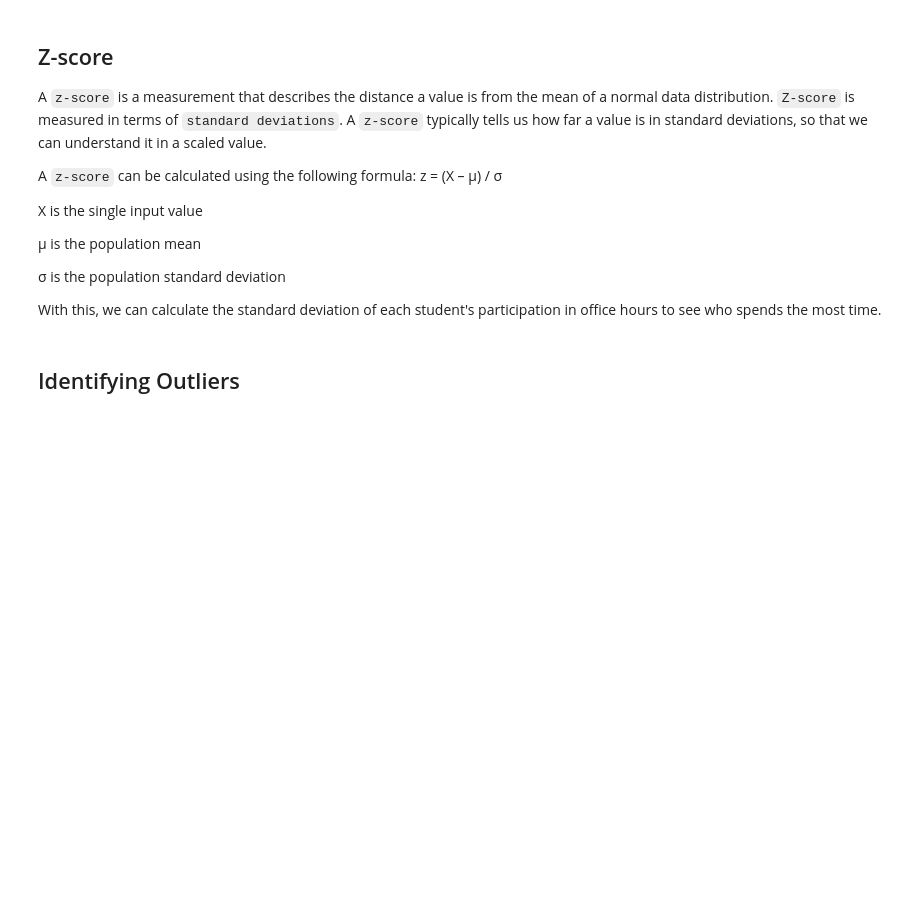
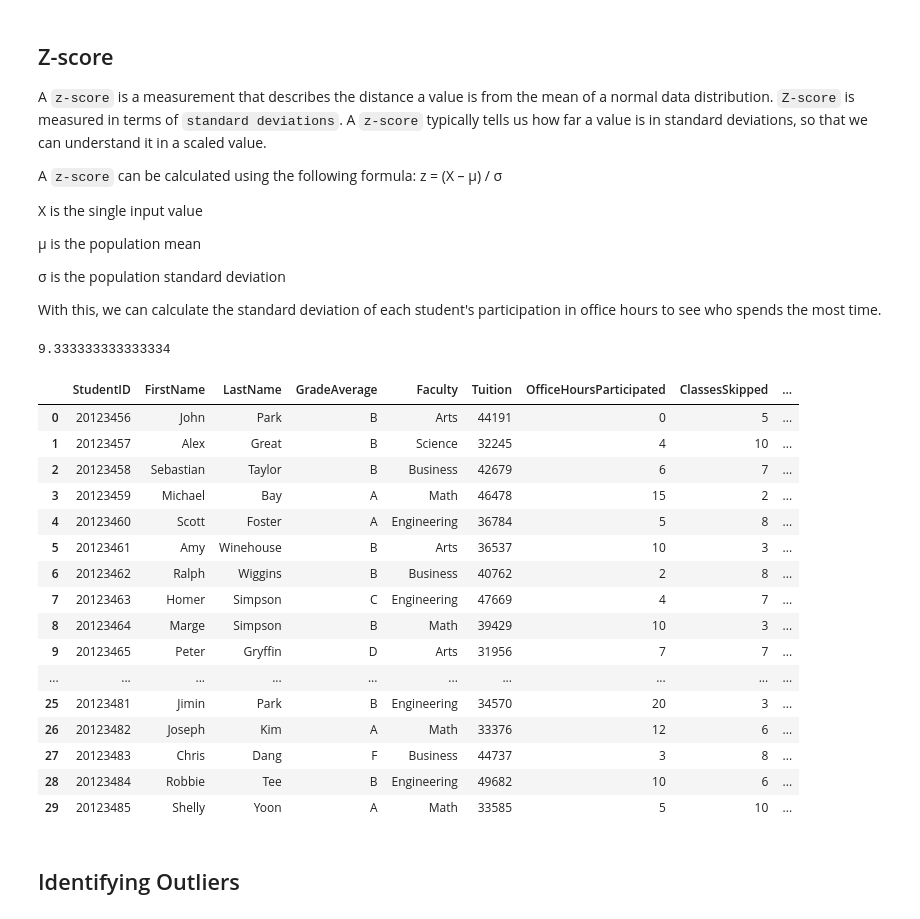
Before and after one commit to aswinaus/Python_Practice, a Jupyter notebook: 2 - Statistical Analysis.ipynb, the cells around one changed output. Saved outputs shown, nothing was run; the diff lists cells and outputs as text; code cells hidden in the pictures; blank space fills up the shorter version.

```diff
--- a/2 - Statistical Analysis.ipynb
+++ b/2 - Statistical Analysis.ipynb
@@ -96,6 +128,33 @@ X is the single input value
 
 
 With this, we can calculate the standard deviation of each student's participation in office hours to see who spends the most time.
+# %%
+mean = df_grades['OfficeHoursParticipated'].mean()
+std = df_grades['OfficeHoursParticipated'].std()
+# %% [output]
+9.333333333333334
+# %%
+df_grades['z-score'] = (df_grades['OfficeHoursParticipated'] - mean)/std
+# %%
+df_grades
+# %% [output]
+|  | StudentID | FirstName | LastName | GradeAverage | Faculty | Tuition | OfficeHoursParticipated | ClassesSkipped | ... |
+| 0 | 20123456 | John | Park | B | Arts | 44191 | 0 | 5 | ... |
+| 1 | 20123457 | Alex | Great | B | Science | 32245 | 4 | 10 | ... |
+| 2 | 20123458 | Sebastian | Taylor | B | Business | 42679 | 6 | 7 | ... |
+| 3 | 20123459 | Michael | Bay | A | Math | 46478 | 15 | 2 | ... |
+| 4 | 20123460 | Scott | Foster | A | Engineering | 36784 | 5 | 8 | ... |
+| 5 | 20123461 | Amy | Winehouse | B | Arts | 36537 | 10 | 3 | ... |
+| 6 | 20123462 | Ralph | Wiggins | B | Business | 40762 | 2 | 8 | ... |
+| 7 | 20123463 | Homer | Simpson | C | Engineering | 47669 | 4 | 7 | ... |
+| 8 | 20123464 | Marge | Simpson | B | Math | 39429 | 10 | 3 | ... |
+| 9 | 20123465 | Peter | Gryffin | D | Arts | 31956 | 7 | 7 | ... |
+| ... | ... | ... | ... | ... | ... | ... | ... | ... | ... |
+| 25 | 20123481 | Jimin | Park | B | Engineering | 34570 | 20 | 3 | ... |
+| 26 | 20123482 | Joseph | Kim | A | Math | 33376 | 12 | 6 | ... |
+| 27 | 20123483 | Chris | Dang | F | Business | 44737 | 3 | 8 | ... |
+| 28 | 20123484 | Robbie | Tee | B | Engineering | 49682 | 10 | 6 | ... |
+| 29 | 20123485 | Shelly | Yoon | A | Math | 33585 | 5 | 10 | ... |
 # %% [markdown]
 ## Identifying Outliers
 # %% [markdown]
```
Also changed, not shown: parts of 8 cells of this notebook.
